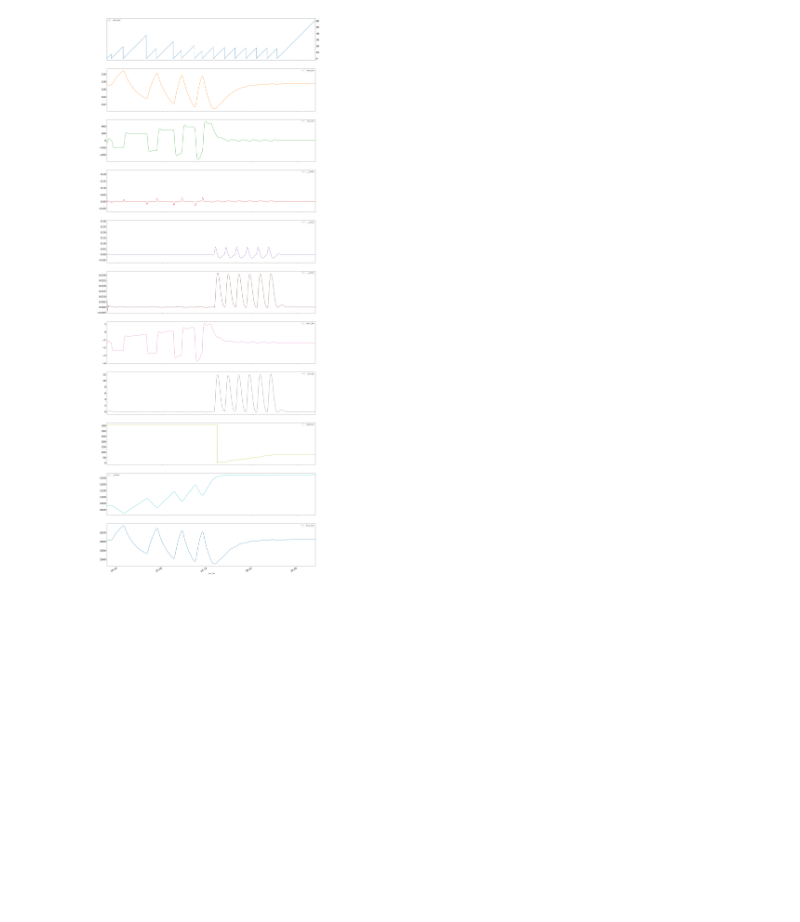
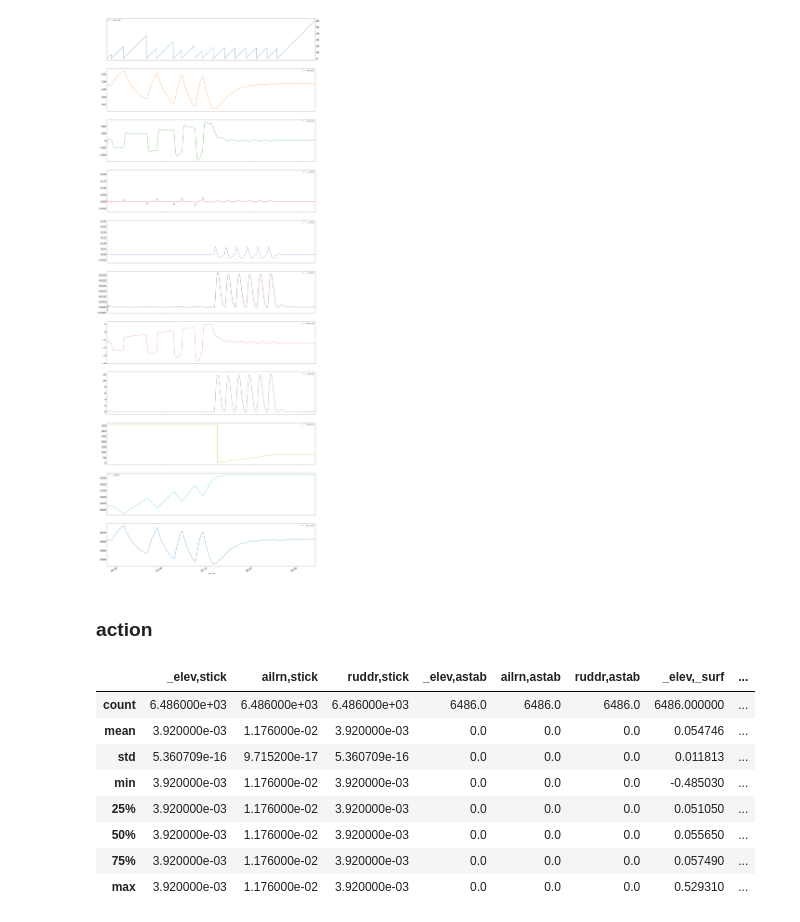
Before and after one commit to CrowdSalat/ann-dynamical-systems, a Jupyter notebook: explore_xplane_data.ipynb, the cells around one changed output. Cells and saved outputs as stored; diff of their text form; code cells hidden in the pictures; blank space fills up the shorter version.

```diff
--- a/explore_xplane_data.ipynb
+++ b/explore_xplane_data.ipynb
@@ -198,3 +234,17 @@ import matplotlib.pyplot as plt
 df.plot.line(x=z_time, subplots = True, figsize = (30, 90), secondary_y=m_time, fontsize=20,legend=True );
 # %% [output]
 [figure]
+# %% [markdown]
+### action
+# %%
+df_actions.describe()
+# %% [output]
+|  | _elev,stick | ailrn,stick | ruddr,stick | _elev,astab | ailrn,astab | ruddr,astab | _elev,_surf | ... |
+| count | 6.486000e+03 | 6.486000e+03 | 6.486000e+03 | 6486.0 | 6486.0 | 6486.0 | 6486.000000 | ... |
+| mean | 3.920000e-03 | 1.176000e-02 | 3.920000e-03 | 0.0 | 0.0 | 0.0 | 0.054746 | ... |
+| std | 5.360709e-16 | 9.715200e-17 | 5.360709e-16 | 0.0 | 0.0 | 0.0 | 0.011813 | ... |
+| min | 3.920000e-03 | 1.176000e-02 | 3.920000e-03 | 0.0 | 0.0 | 0.0 | -0.485030 | ... |
+| 25% | 3.920000e-03 | 1.176000e-02 | 3.920000e-03 | 0.0 | 0.0 | 0.0 | 0.051050 | ... |
+| 50% | 3.920000e-03 | 1.176000e-02 | 3.920000e-03 | 0.0 | 0.0 | 0.0 | 0.055650 | ... |
+| 75% | 3.920000e-03 | 1.176000e-02 | 3.920000e-03 | 0.0 | 0.0 | 0.0 | 0.057490 | ... |
+| max | 3.920000e-03 | 1.176000e-02 | 3.920000e-03 | 0.0 | 0.0 | 0.0 | 0.529310 | ... |
```
Also changed, not shown: parts of 9 cells of this notebook.
